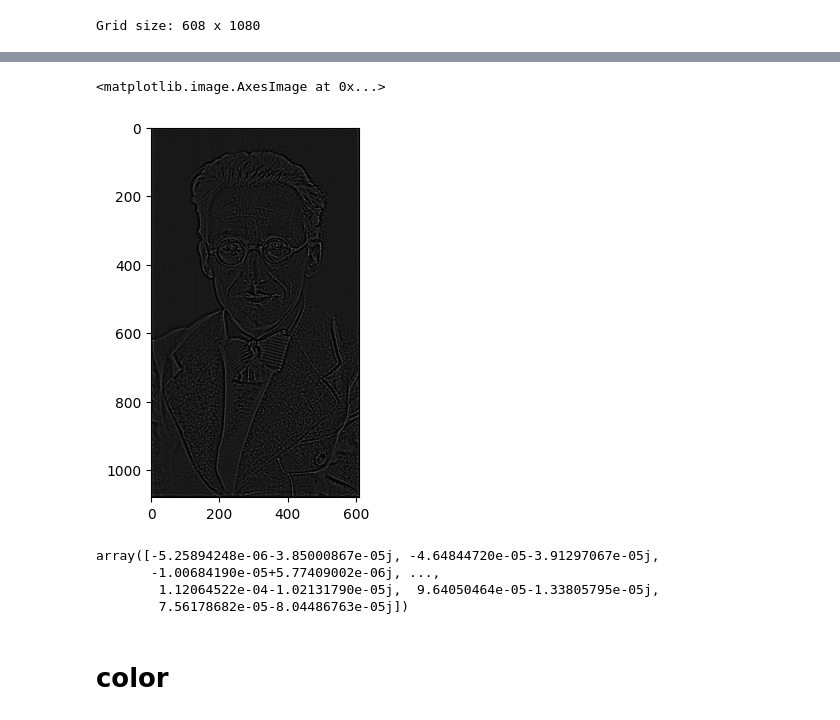
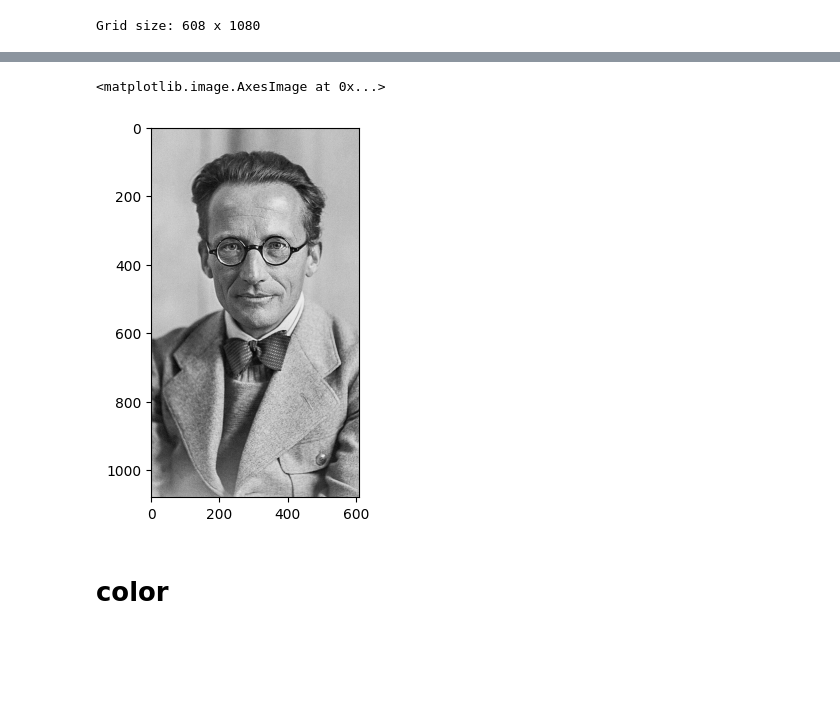
Before and after one commit to julianszere/imagesolver, a Jupyter notebook: schrodinger_equation.ipynb, the cells around one changed output, grey strips where cells are left out. Saved outputs shown, nothing was run; the diff lists cells and outputs as text; code cells hidden in the pictures; blank space fills up the shorter version.

```diff
--- a/schrodinger_equation.ipynb
+++ b/schrodinger_equation.ipynb
@@ -63,18 +68,8 @@ plt.imshow(u, cmap='gray')
-# %%
-# test
-psi = expm_multiply(-1j * H * 10, psi0)
-u = np.absolute(psi.reshape(ny, nx))**2
-plt.imshow(u, cmap='gray')
-# %% [output]
-<matplotlib.image.AxesImage at 0x...>
-[figure, removed]
-# %%
-psi
-# %% [output]
-array([-5.25894248e-06-3.85000867e-05j, -4.64844720e-05-3.91297067e-05j,
-       -1.00684190e-05+5.77409002e-06j, ...,
-        1.12064522e-04-1.02131790e-05j,  9.64050464e-05-1.33805795e-05j,
-        7.56178682e-05-8.04486763e-05j])
+# %%
+plt.imshow(u0, cmap='gray')
+# %% [output]
+<matplotlib.image.AxesImage at 0x...>
+[figure, added]
 # %% [markdown]
 # color
 # %%
```
Also changed, not shown: parts of 6 cells of this notebook.
